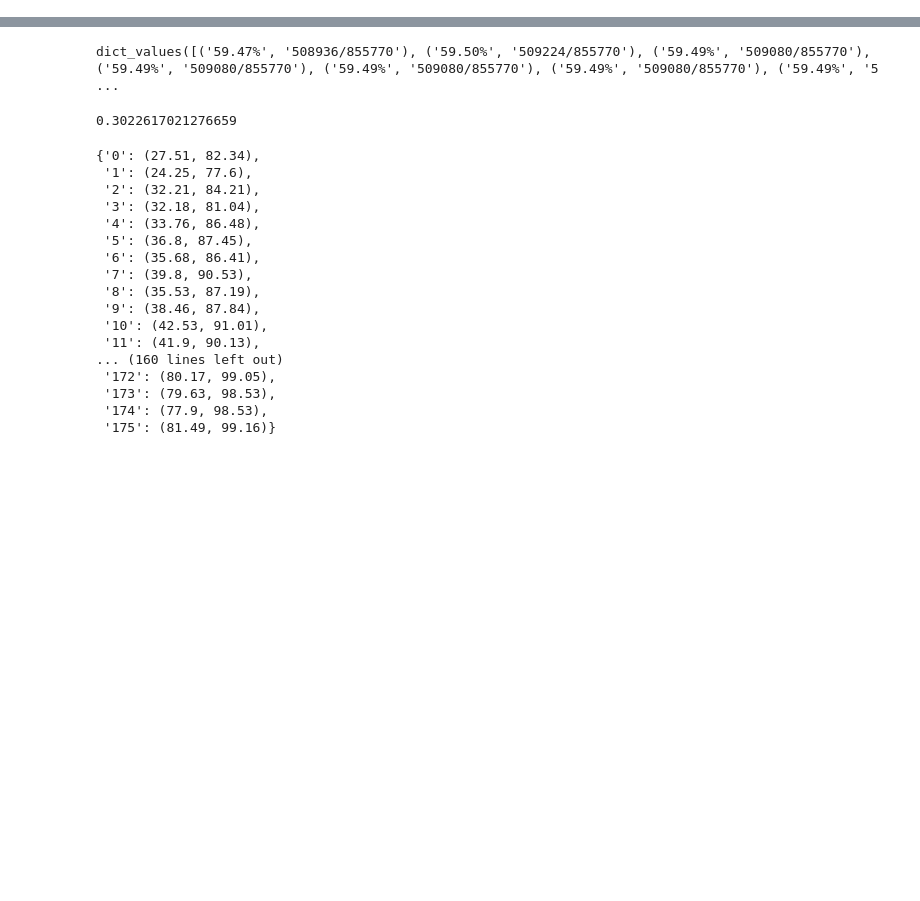
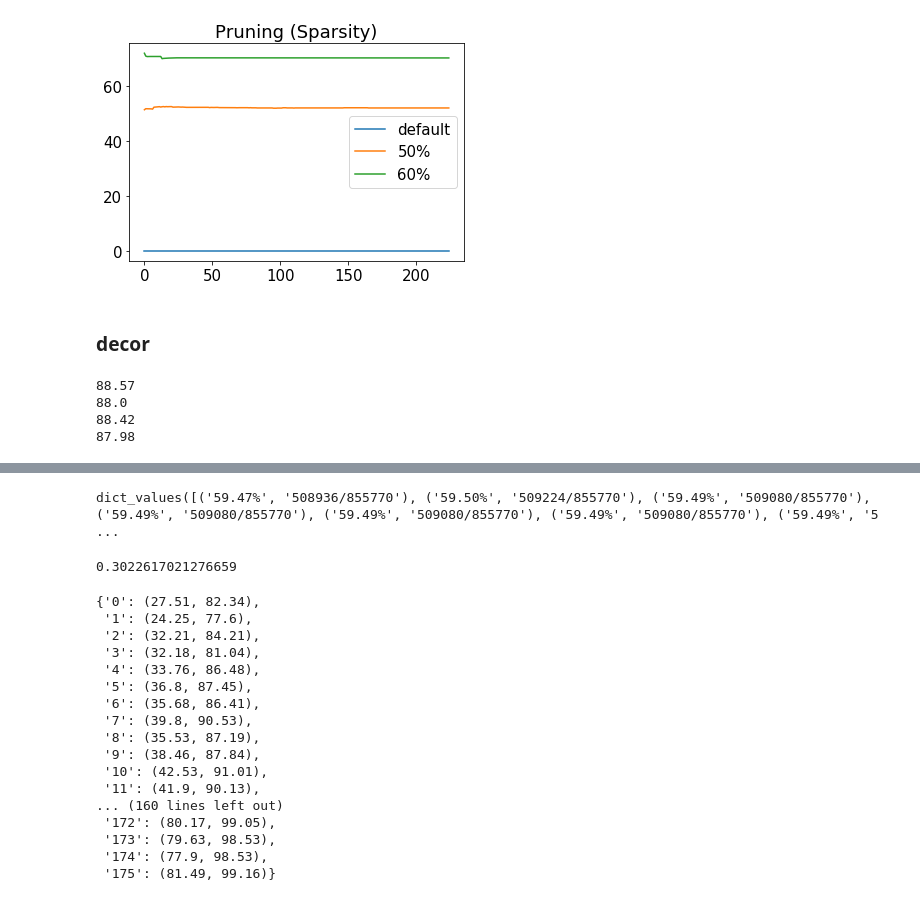
Before and after one commit to heehehe/pruning-decorrelation, a Jupyter notebook: Visualization.ipynb, the cells around one changed output, grey strips where cells are left out. Cells and saved outputs as stored; diff of their text form; code cells hidden in the pictures; blank space fills up the shorter version.

```diff
--- a/Visualization.ipynb
+++ b/Visualization.ipynb
@@ -4,0 +21,17 @@ from matplotlib import pyplot as plt
+# %%
+def pruning_result(filename):
+    train_pruning = {}
+    valid_pruning = {}
+    sparse_pruning = {}
+    with open(filename, 'r') as f:
+        for i, line in enumerate(f):
+            lines = line.strip('\n').split(' ')
+            if lines[0] == 'train':
+                train_pruning[lines[1]] = (float(lines[4]), float(lines[6]))
+            elif lines[0] == 'valid':
+                valid_pruning[lines[1]] = (float(lines[4]), float(lines[6]))
+            elif lines[0] == 'sparsity':
+                sparsity = float(lines[3].replace('%',''))
+                rate = lines[-1]
+                sparse_pruning[i//4] = (sparsity, rate)
+    return train_pruning, valid_pruning, sparse_pruning
@@ -4,0 +144,22 @@ from matplotlib import pyplot as plt
+# %%
+### pruning 희소성 비교
+plt.plot([0]*225, 'C0')
+plt.plot(sparse_pruning_05_per,'C1')
+plt.plot(sparse_pruning_06_per,'C2')
+plt.legend(['default', '50%','60%'])
+plt.title('Pruning (Sparsity)')
+plt.show()
+# %% [output]
+[figure, added]
+# %% [markdown]
+### decor
+# %%
+print(max(valid_none_acc1))
+print(max(valid_decor_07_acc1))
+print(max(valid_decor_08_acc1))
+print(max(valid_decor_09_acc1))
+# %% [output]
+88.57
+88.0
+88.42
+87.98
```
Also changed, not shown: parts of 31 cells of this notebook.
